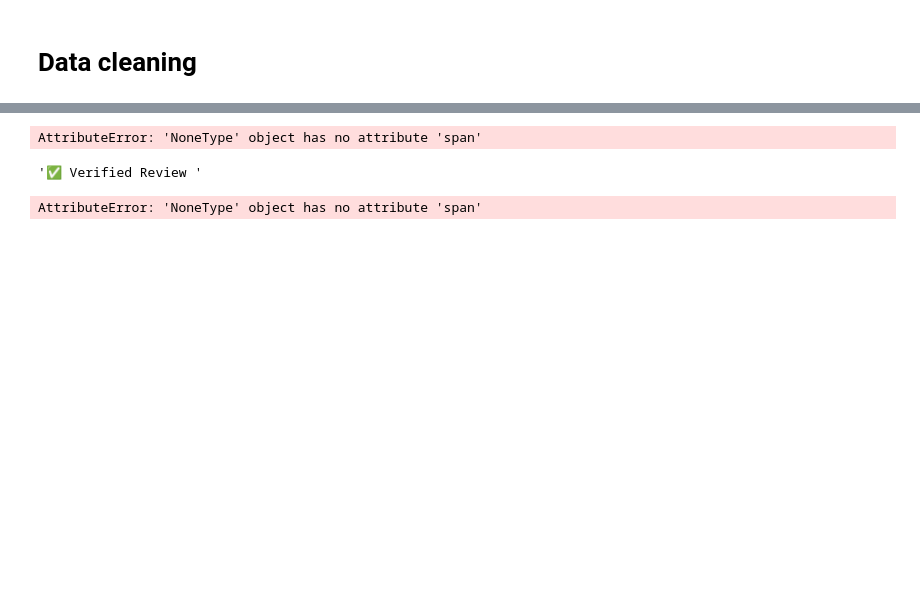
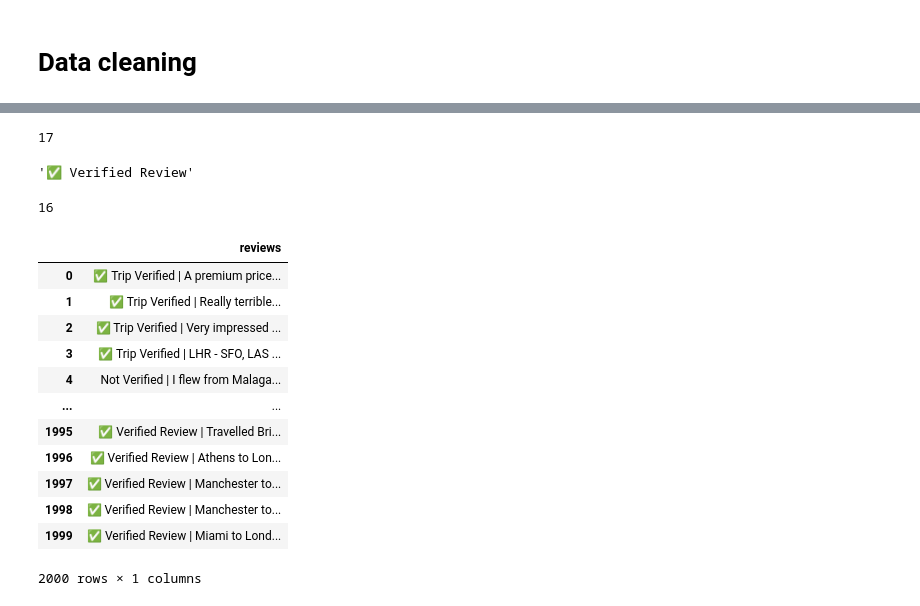
Before and after one commit to L-z-r-s/NLP, a Jupyter notebook: British_Airways.ipynb, the cells around one changed output, grey strips where cells are left out. Drawn from its saved outputs; the diff is of its cells as text; code cells hidden in the pictures; blank space fills up the shorter version.

```diff
--- a/British_Airways.ipynb
+++ b/British_Airways.ipynb
@@ -150,8 +146,8 @@ k
 # %%
-k.span(0)[0]
+k.span(0)[1]
 # %% [output]
-AttributeError: 'NoneType' object has no attribute 'span'
+17
 # %%
-Review_data['reviews'][1995][0:18]
+Review_data['reviews'][1995][0:17]
 # %% [output]
-'✅ Verified Review '
+'✅ Verified Review'
@@ -158,7 +156,31 @@ Review_data['reviews'][1995][0:18]
+# %%
+j
+# %% [output]
+16
+# %%
+Review_data.drop('Unnamed: 0', axis=1, inplace=True)
+# %%
+Review_data
+# %% [output]
+|  | reviews |
+| 0 | ✅ Trip Verified | A premium price... |
+| 1 | ✅ Trip Verified | Really terrible... |
+| 2 | ✅ Trip Verified | Very impressed ... |
+| 3 | ✅ Trip Verified | LHR - SFO, LAS ... |
+| 4 | Not Verified | I flew from Malaga... |
+| ... | ... |
+| 1995 | ✅ Verified Review | Travelled Bri... |
+| 1996 | ✅ Verified Review | Athens to Lon... |
+| 1997 | ✅ Verified Review | Manchester to... |
+| 1998 | ✅ Verified Review | Manchester to... |
+| 1999 | ✅ Verified Review | Miami to Lond... |
+2000 rows × 1 columns
 # %%
-l=[]
-for i in range(0,2000):
-  k = re.search(r"[|]",Review_data['reviews'][i])
-  l.append(k.span(0)[0])
+Verified=[]
+for i in range(len(Review_data)):
+  k= re.search(r"[|]",Review_data['reviews'][i])
+  if k== None:
+    Verified.append("None")
+  else:
+    j =k.span(0)[0]
+    Verified.append(Review_data['reviews'][i][0:j])
-# %% [output]
-AttributeError: 'NoneType' object has no attribute 'span'
```
Also changed, not shown: parts of 14 cells of this notebook.
